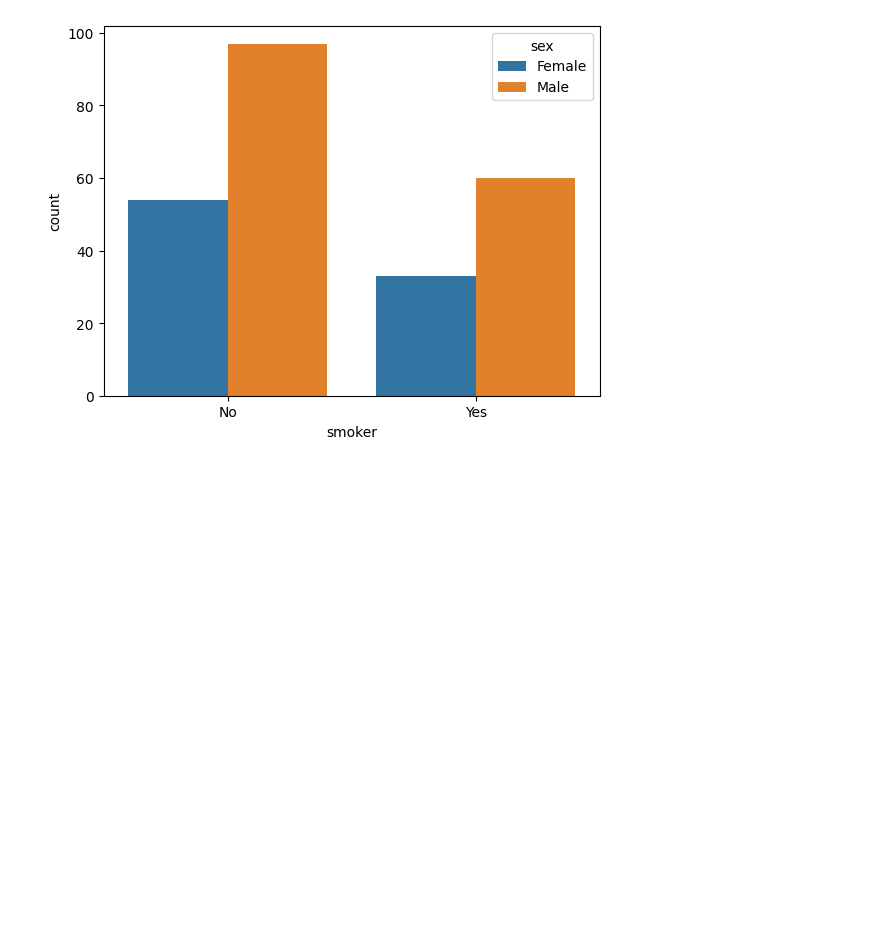
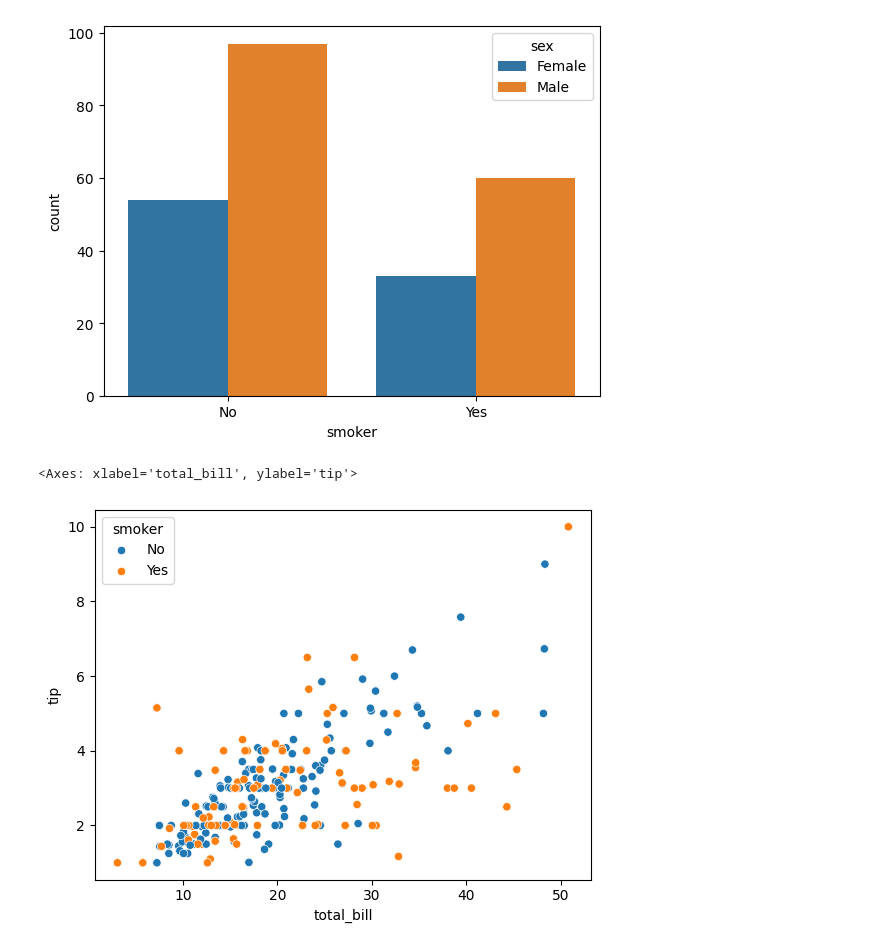
Before and after one commit to sahithivemula99/Hacker-rank-in-c-program, a Jupyter notebook: Untitled10.ipynb, the cells around one changed output. Drawn from its saved outputs; the diff is of its cells as text; code cells hidden in the pictures; blank space fills up the shorter version.

```diff
--- a/Untitled10.ipynb
+++ b/Untitled10.ipynb
@@ -174,3 +174,8 @@ sns.countplot(x=tips_data["smoker"],hue=tips_data["sex"])
 # %% [output]
 <Axes: xlabel='smoker', ylabel='count'>
 [figure]
+# %%
+sns.scatterplot(x=tips_data["total_bill"],y=tips_data["tip"],hue=tips_data["smoker"])
+# %% [output]
+<Axes: xlabel='total_bill', ylabel='tip'>
+[figure, added]
```
Also changed, not shown: parts of 4 cells of this notebook.
